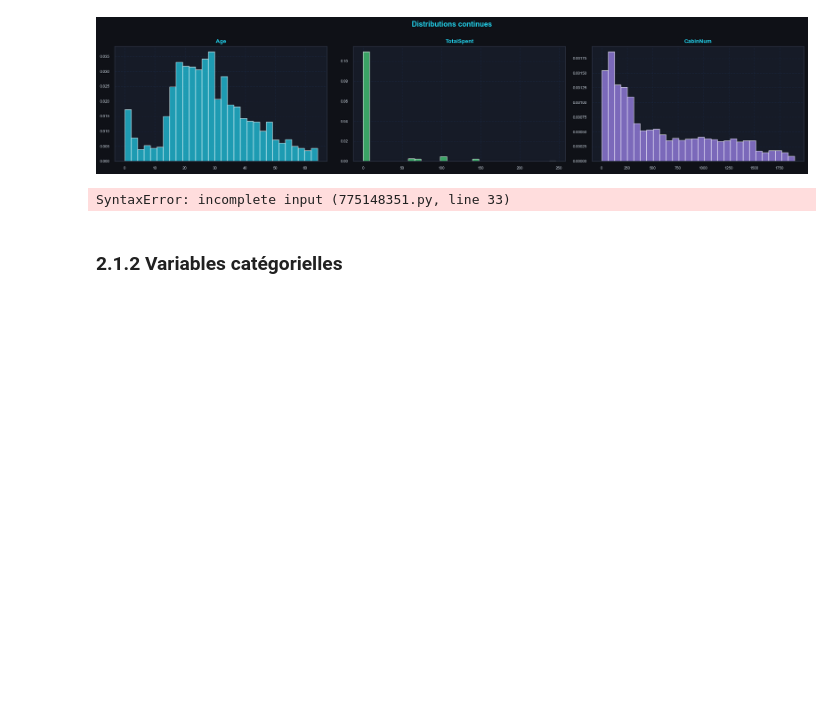
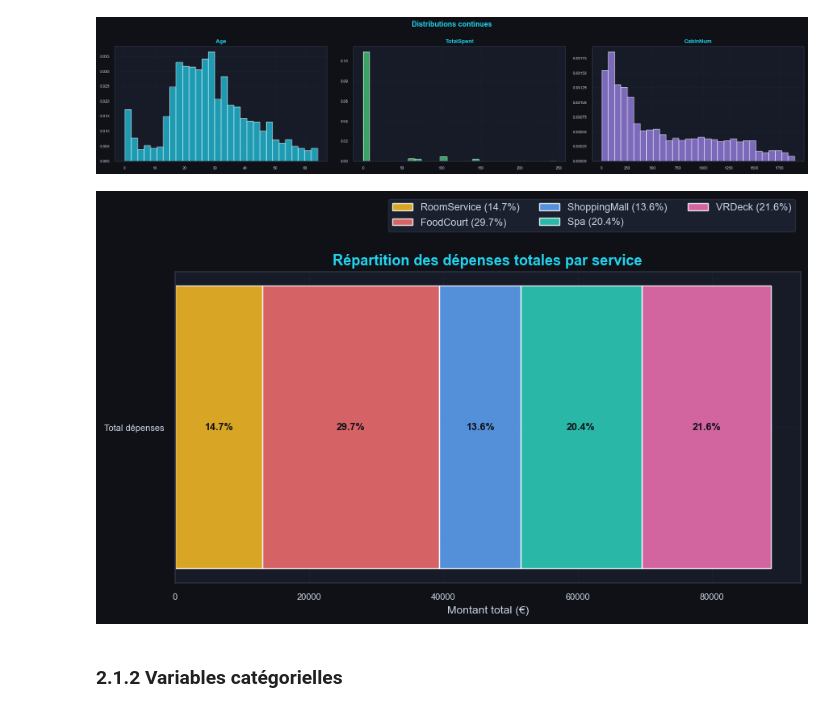
Before and after one commit to kcamaradanso/BIG_DATA, a Jupyter notebook: SPACESHIP_TITANIC.ipynb, the cells around one changed output. Drawn from its saved outputs; the diff is of its cells as text; code cells hidden in the pictures; blank space fills up the shorter version.

```diff
--- a/SPACESHIP_TITANIC.ipynb
+++ b/SPACESHIP_TITANIC.ipynb
@@ -555,35 +555,35 @@ exp_colors = [COLORS['amber'], COLORS['red'], COLORS['blue'], COLORS['teal'], CO
 
 service_totals = train_data[exp_cols].sum()
 total          = service_totals.sum()
 
 fig, ax = plt.subplots(figsize=(10, 5))
 fig.patch.set_facecolor(COLORS['bg'])
 ax.set_facecolor(COLORS['bg2'])
 
 left = 0
 for col, color in zip(exp_cols, exp_colors):
     val = service_totals[col]
     pct = 100 * val / total
     ax.barh('Total dépenses', val, left=left, color=color, alpha=0.85, label=f"{col} ({pct:.1f}%)")
     ax.text(left + val / 2, 0, f"{pct:.1f}%",
             ha='center', va='center', fontsize=9, fontweight='bold',
             color='#0f1117')
     left += val
 
 ax.set_title("Répartition des dépenses totales par service",
              fontsize=13, fontweight='bold', color=COLORS['cyan'])
 ax.tick_params(labelsize=8, colors=COLORS['text'])
 ax.legend(fontsize=9, facecolor=COLORS['bg3'], edgecolor=COLORS['border'],
           labelcolor=COLORS['text'], loc='upper right',
           bbox_to_anchor=(1, 1.25), ncol=3)
 ax.set_xlabel("Montant total (€)", fontsize=10, color=COLORS['text'])
 for spine in ax.spines.values():
     spine.set_edgecolor(COLORS['border'])
 
-plt.tight_layout(
+plt.tight_layout()
 plt.show()
 # %% [output]
-SyntaxError: incomplete input (775148351.py, line 33)
+[figure, added]
 # %% [markdown]
 ### 2.1.2 Variables catégorielles
 # %%
```
Also changed, not shown: parts of 3 cells of this notebook, 2 other files.
